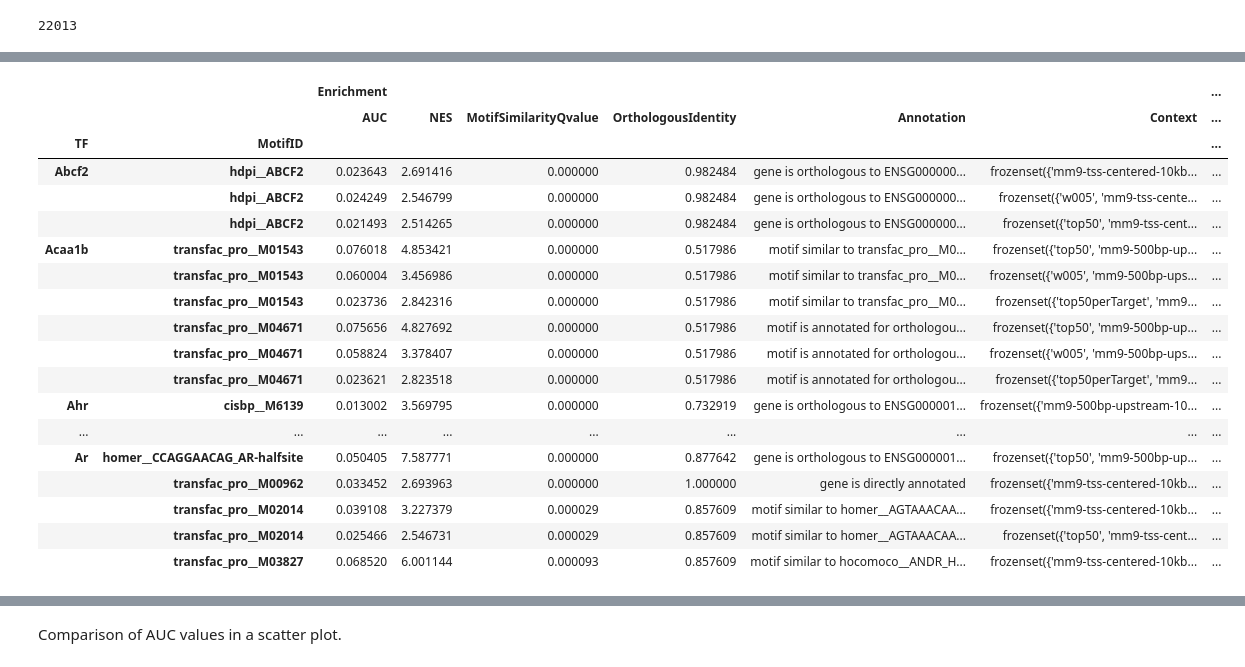
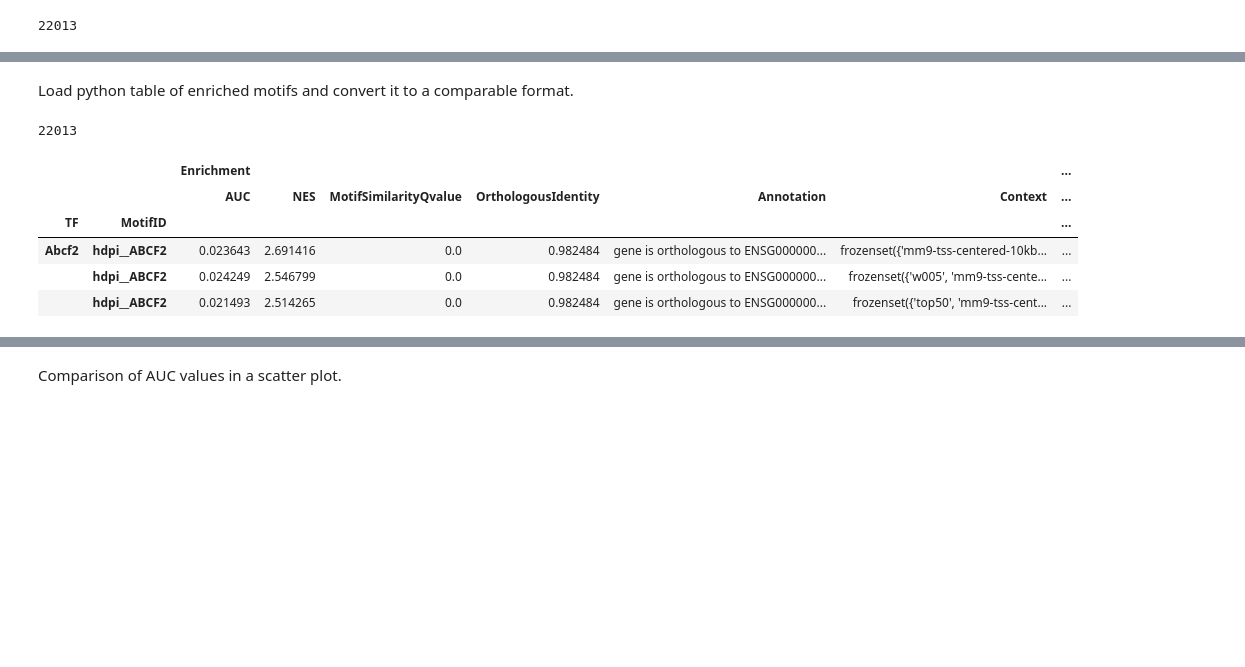
Before and after one commit to aertslab/pySCENIC, a Jupyter notebook: notebooks/pySCENIC - Comparison to R implementation of the pipeline.ipynb, the cells around one changed output, grey strips where cells are left out. Cells and saved outputs as stored; diff of their text form; code cells hidden in the pictures; blank space fills up the shorter version.

```diff
--- a/notebooks/pySCENIC - Comparison to R implementation of the pipeline.ipynb
+++ b/notebooks/pySCENIC - Comparison to R implementation of the pipeline.ipynb
@@ -384,22 +334,17 @@ r_df.head()
+# %% [markdown]
+Load python table of enriched motifs and convert it to a comparable format.
+# %%
+py_df = pd.read_csv(os.path.join(RESOURCES_FOLDER, "regulomes_zeisel_2015.csv"),
+                 index_col=[0,1], header=[0,1], skipinitialspace=True)
+len(py_df)
+# %% [output]
+22013
 # %%
-df.sort_values(by=[('Enrichment', 'NES')], ascending=False).sort_index(level=0).head(20)
+py_df.sort_values(by=[('Enrichment', 'NES')], ascending=False).sort_index(level=0).head(3)
 # %% [output]
 |  |  | Enrichment |  |  |  |  |  | ... |
 |  |  | AUC | NES | MotifSimilarityQvalue | OrthologousIdentity | Annotation | Context | ... |
 | TF | MotifID |  |  |  |  |  |  | ... |
-| Abcf2 | hdpi__ABCF2 | 0.023643 | 2.691416 | 0.000000 | 0.982484 | gene is orthologous to ENSG000000... | frozenset({'mm9-tss-centered-10kb... | ... |
-|  | hdpi__ABCF2 | 0.024249 | 2.546799 | 0.000000 | 0.982484 | gene is orthologous to ENSG000000... | frozenset({'w005', 'mm9-tss-cente... | ... |
-|  | hdpi__ABCF2 | 0.021493 | 2.514265 | 0.000000 | 0.982484 | gene is orthologous to ENSG000000... | frozenset({'top50', 'mm9-tss-cent... | ... |
-| Acaa1b | transfac_pro__M01543 | 0.076018 | 4.853421 | 0.000000 | 0.517986 | motif similar to transfac_pro__M0... | frozenset({'top50', 'mm9-500bp-up... | ... |
-|  | transfac_pro__M01543 | 0.060004 | 3.456986 | 0.000000 | 0.517986 | motif similar to transfac_pro__M0... | frozenset({'w005', 'mm9-500bp-ups... | ... |
-|  | transfac_pro__M01543 | 0.023736 | 2.842316 | 0.000000 | 0.517986 | motif similar to transfac_pro__M0... | frozenset({'top50perTarget', 'mm9... | ... |
-|  | transfac_pro__M04671 | 0.075656 | 4.827692 | 0.000000 | 0.517986 | motif is annotated for orthologou... | frozenset({'top50', 'mm9-500bp-up... | ... |
-|  | transfac_pro__M04671 | 0.058824 | 3.378407 | 0.000000 | 0.517986 | motif is annotated for orthologou... | frozenset({'w005', 'mm9-500bp-ups... | ... |
-|  | transfac_pro__M04671 | 0.023621 | 2.823518 | 0.000000 | 0.517986 | motif is annotated for orthologou... | frozenset({'top50perTarget', 'mm9... | ... |
-| Ahr | cisbp__M6139 | 0.013002 | 3.569795 | 0.000000 | 0.732919 | gene is orthologous to ENSG000001... | frozenset({'mm9-500bp-upstream-10... | ... |
-| ... | ... | ... | ... | ... | ... | ... | ... | ... |
-| Ar | homer__CCAGGAACAG_AR-halfsite | 0.050405 | 7.587771 | 0.000000 | 0.877642 | gene is orthologous to ENSG000001... | frozenset({'top50', 'mm9-500bp-up... | ... |
-|  | transfac_pro__M00962 | 0.033452 | 2.693963 | 0.000000 | 1.000000 | gene is directly annotated | frozenset({'mm9-tss-centered-10kb... | ... |
-|  | transfac_pro__M02014 | 0.039108 | 3.227379 | 0.000029 | 0.857609 | motif similar to homer__AGTAAACAA... | frozenset({'mm9-tss-centered-10kb... | ... |
-|  | transfac_pro__M02014 | 0.025466 | 2.546731 | 0.000029 | 0.857609 | motif similar to homer__AGTAAACAA... | frozenset({'top50', 'mm9-tss-cent... | ... |
-|  | transfac_pro__M03827 | 0.068520 | 6.001144 | 0.000093 | 0.857609 | motif similar to hocomoco__ANDR_H... | frozenset({'mm9-tss-centered-10kb... | ... |
+| Abcf2 | hdpi__ABCF2 | 0.023643 | 2.691416 | 0.0 | 0.982484 | gene is orthologous to ENSG000000... | frozenset({'mm9-tss-centered-10kb... | ... |
+|  | hdpi__ABCF2 | 0.024249 | 2.546799 | 0.0 | 0.982484 | gene is orthologous to ENSG000000... | frozenset({'w005', 'mm9-tss-cente... | ... |
+|  | hdpi__ABCF2 | 0.021493 | 2.514265 | 0.0 | 0.982484 | gene is orthologous to ENSG000000... | frozenset({'top50', 'mm9-tss-cent... | ... |
```
Also changed, not shown: parts of 82 cells of this notebook.
